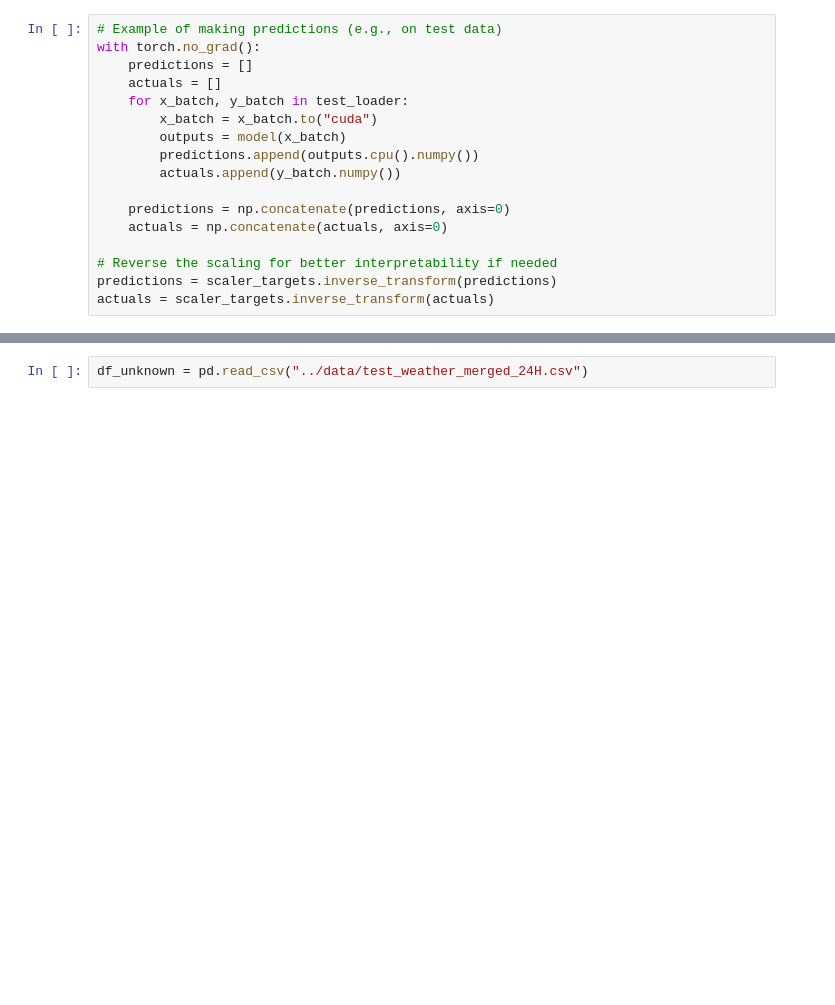
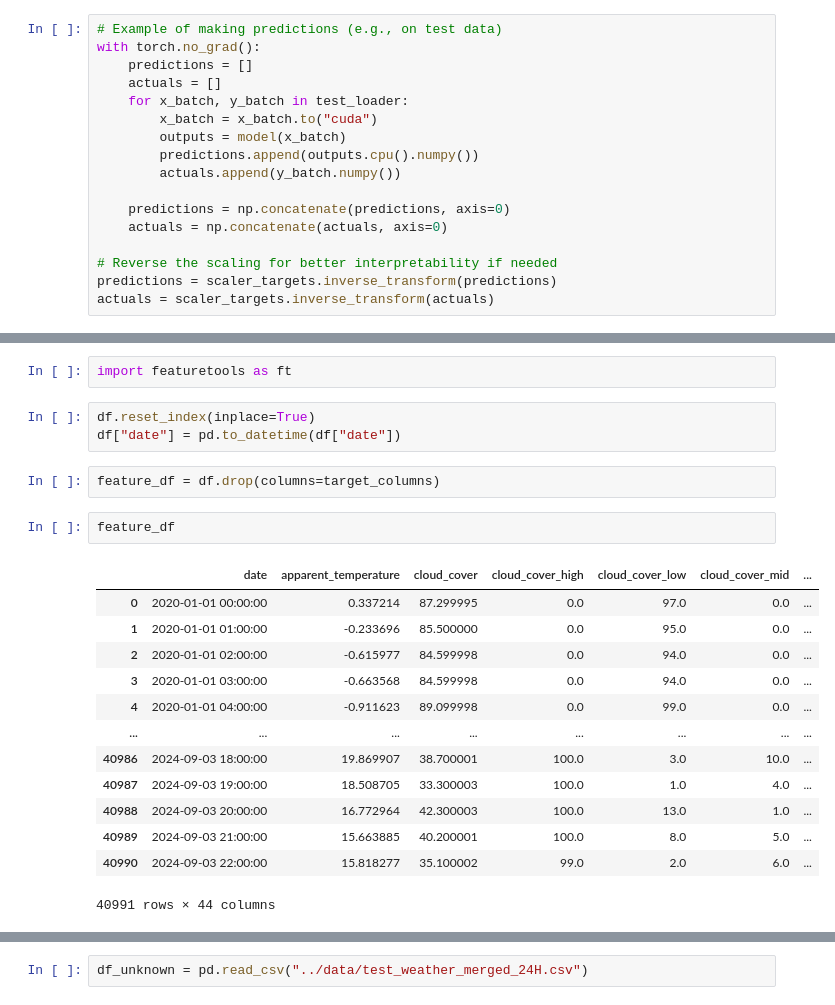
Before and after one commit to dorabijvoet/kaggle_air_quality_capgemini, a Jupyter notebook: notebooks/modeling_2.ipynb, the cells around one changed output, grey strips where cells are left out. Cells and saved outputs as stored; diff of their text form; blank space fills up the shorter version.

```diff
--- a/notebooks/modeling_2.ipynb
+++ b/notebooks/modeling_2.ipynb
@@ -232,0 +236,23 @@ for i, col in enumerate(target_columns):
+# %%
+import featuretools as ft
+# %%
+df.reset_index(inplace=True)
+df["date"] = pd.to_datetime(df["date"])
+# %%
+feature_df = df.drop(columns=target_columns)
+# %%
+feature_df
+# %% [output]
+|  | date | apparent_temperature | cloud_cover | cloud_cover_high | cloud_cover_low | cloud_cover_mid | ... |
+| 0 | 2020-01-01 00:00:00 | 0.337214 | 87.299995 | 0.0 | 97.0 | 0.0 | ... |
+| 1 | 2020-01-01 01:00:00 | -0.233696 | 85.500000 | 0.0 | 95.0 | 0.0 | ... |
+| 2 | 2020-01-01 02:00:00 | -0.615977 | 84.599998 | 0.0 | 94.0 | 0.0 | ... |
+| 3 | 2020-01-01 03:00:00 | -0.663568 | 84.599998 | 0.0 | 94.0 | 0.0 | ... |
+| 4 | 2020-01-01 04:00:00 | -0.911623 | 89.099998 | 0.0 | 99.0 | 0.0 | ... |
+| ... | ... | ... | ... | ... | ... | ... | ... |
+| 40986 | 2024-09-03 18:00:00 | 19.869907 | 38.700001 | 100.0 | 3.0 | 10.0 | ... |
+| 40987 | 2024-09-03 19:00:00 | 18.508705 | 33.300003 | 100.0 | 1.0 | 4.0 | ... |
+| 40988 | 2024-09-03 20:00:00 | 16.772964 | 42.300003 | 100.0 | 13.0 | 1.0 | ... |
+| 40989 | 2024-09-03 21:00:00 | 15.663885 | 40.200001 | 100.0 | 8.0 | 5.0 | ... |
+| 40990 | 2024-09-03 22:00:00 | 15.818277 | 35.100002 | 99.0 | 2.0 | 6.0 | ... |
+40991 rows × 44 columns
```
Also changed, not shown: parts of 19 cells of this notebook, 1 other file.
